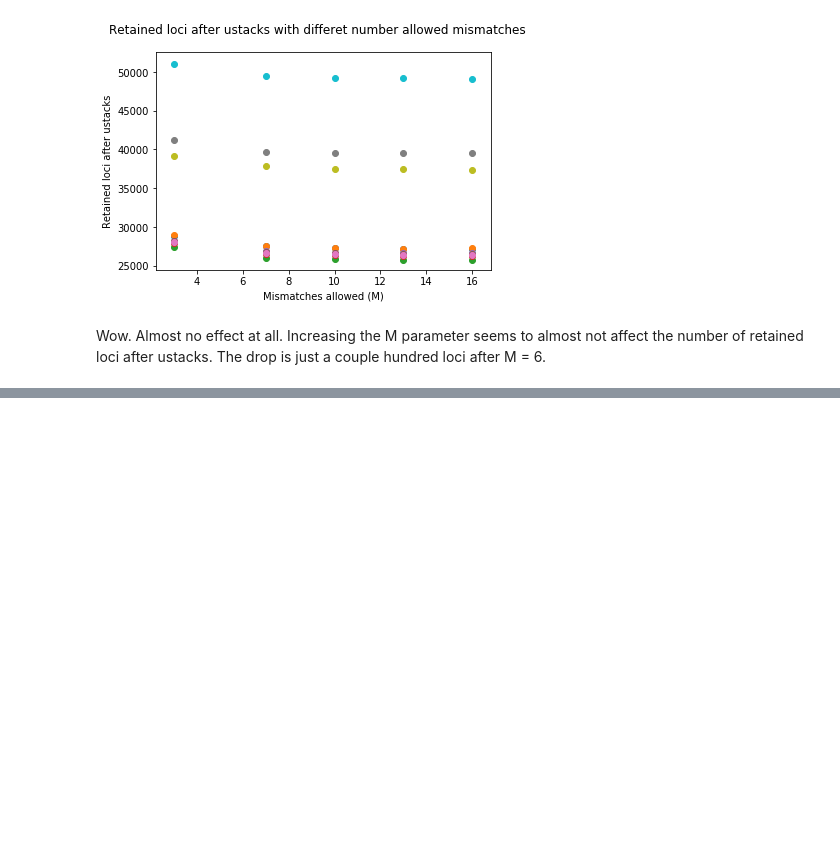
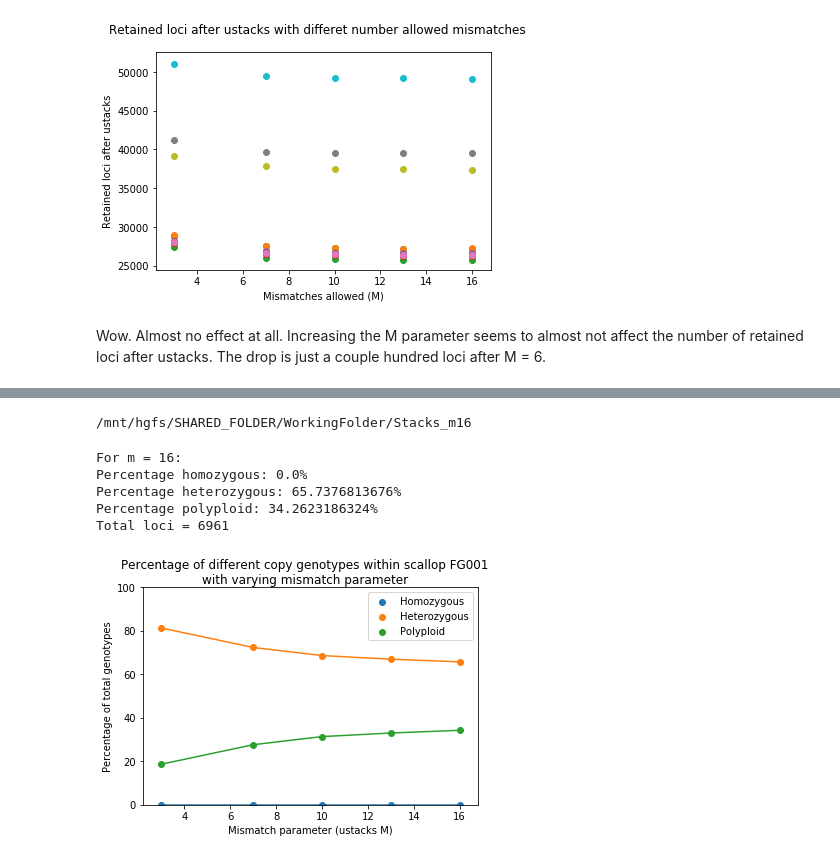
Before and after one commit to nclowell/RAD_scallops, a Jupyter notebook: CRAGIG_run1/Notebooks/data_processing/Dialing_in_mismatch_parameter_to_correctly_assemble_loci.ipynb, the cells around one changed output, grey strips where cells are left out. Cells and saved outputs as stored; diff of their text form; code cells hidden in the pictures; blank space fills up the shorter version.

Commit message:
added image for NB, updated NB

```diff
--- a/CRAGIG_run1/Notebooks/data_processing/Dialing_in_mismatch_parameter_to_correctly_assemble_loci.ipynb
+++ b/CRAGIG_run1/Notebooks/data_processing/Dialing_in_mismatch_parameter_to_correctly_assemble_loci.ipynb
@@ -275,0 +491,71 @@ In [Ilut et al 2014](https://www.hindawi.com/journals/bmri/2014/675158/abs/), th
+# %%
+cd /mnt/hgfs/SHARED_FOLDER/WorkingFolder/Stacks_m16
+# %% [output]
+/mnt/hgfs/SHARED_FOLDER/WorkingFolder/Stacks_m16
+# %%
+# get lines from file
+FG001_m16 = open("FG001.alleles.tsv")
+FG001_m16_lines = FG001_m16.readlines()
+FG001_m16.close()
+
+# build dictionary with number of alleles per locus
+FG001_m16_alleles = {}
+FG001_m16_loci = []
+for line in FG001_m16_lines[1:]: # skip first line, header
+    linelist = line.strip().split()
+    locus_name = int(linelist[2])
+    if locus_name not in FG001_m16_loci:
+        FG001_m16_loci.append(locus_name)
+    if locus_name not in FG001_m16_alleles:
+        FG001_m16_alleles[locus_name] = 1
+    elif locus_name in FG001_m16_alleles:
+        FG001_m16_alleles[locus_name] += 1
+    else:
+        print "something funky is going on"
+
+        # get counts homozygous, heterozygous, and polyploid
+FG001_m16_hom = 0
+FG001_m16_het = 0
+FG001_m16_poly = 0
+
+for locus in FG001_m16_loci:
+    if FG001_m16_alleles[locus] == 1:
+        FG001_m16_hom += 1
+    elif FG001_m16_alleles[locus] == 2:
+        FG001_m16_het += 1
+    elif FG001_m16_alleles[locus] > 2:
+        FG001_m16_poly += 1
+
+FG001_m16_total = FG001_m16_hom + FG001_m16_het + FG001_m16_poly
+
+# report to user
+print "For m = 16: "
+print "Percentage homozygous: " + str(float(FG001_m16_hom)/float(FG001_m16_total)*100) + "%"
+print "Percentage heterozygous: " + str(float(FG001_m16_het)/float(FG001_m16_total)*100) + "%"
+print "Percentage polyploid: " + str(float(FG001_m16_poly)/float(FG001_m16_total)*100) + "%"
+print "Total loci = " + str(len(FG001_m16_loci))
+# %% [output]
+For m = 16:
+Percentage homozygous: 0.0%
+Percentage heterozygous: 65.7376813676%
+Percentage polyploid: 34.2623186324%
+Total loci = 6961
+# %%
+set_hom = [0,0,0,0,0]
+set_het = [81.33,72.36,68.63,66.98,65.73]
+set_poly = [18.66,27.63, 31.37, 33.011, 34.26]
+# %%
+hom = plt.scatter(mvals, set_hom)
+plt.plot(mvals, set_hom)
+het = plt.scatter(mvals, set_het)
+plt.plot(mvals, set_het)
+poly = plt.scatter(mvals, set_poly)
+plt.plot(mvals, set_poly)
+plt.ylim(0,100)
+plt.suptitle("Percentage of different copy genotypes within scallop FG001\nwith varying mismatch parameter")
+plt.xlabel("Mismatch parameter (ustacks M)")
+plt.ylabel("Percentage of total genotypes")
+plt.legend((hom, het, poly),("Homozygous","Heterozygous","Polyploid"))
+plt.show()
+# %% [output]
+[figure, added]
```
Also changed, not shown: parts of 13 cells of this notebook, 1 other file.
